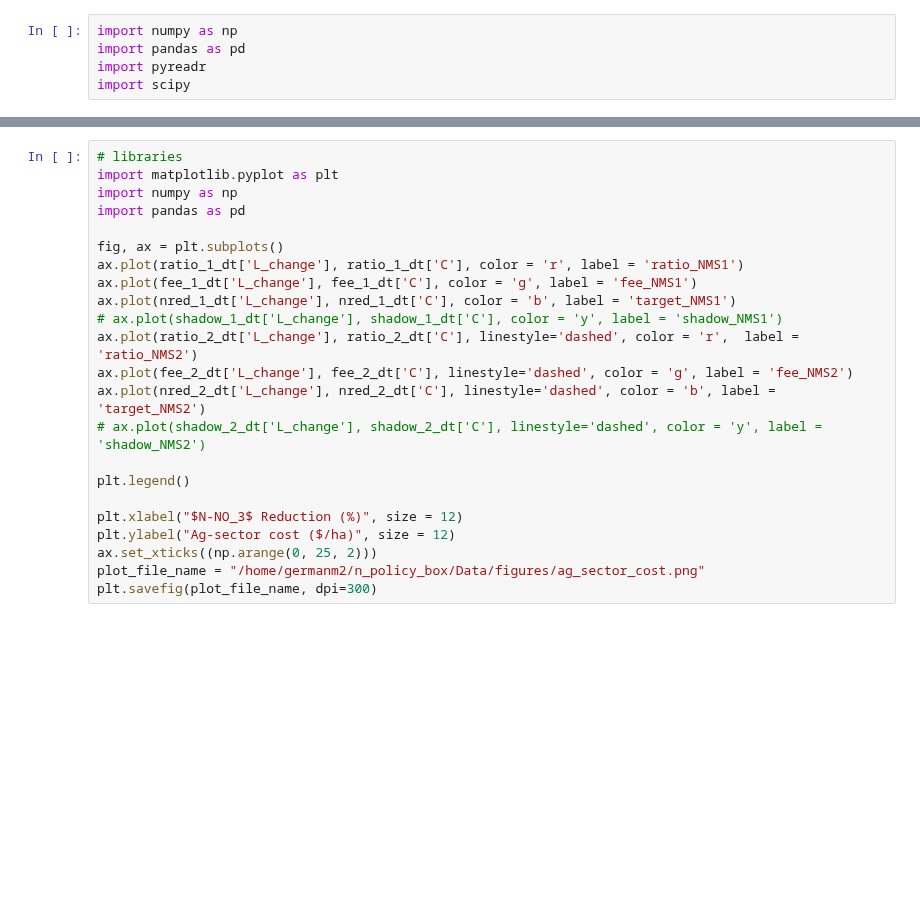
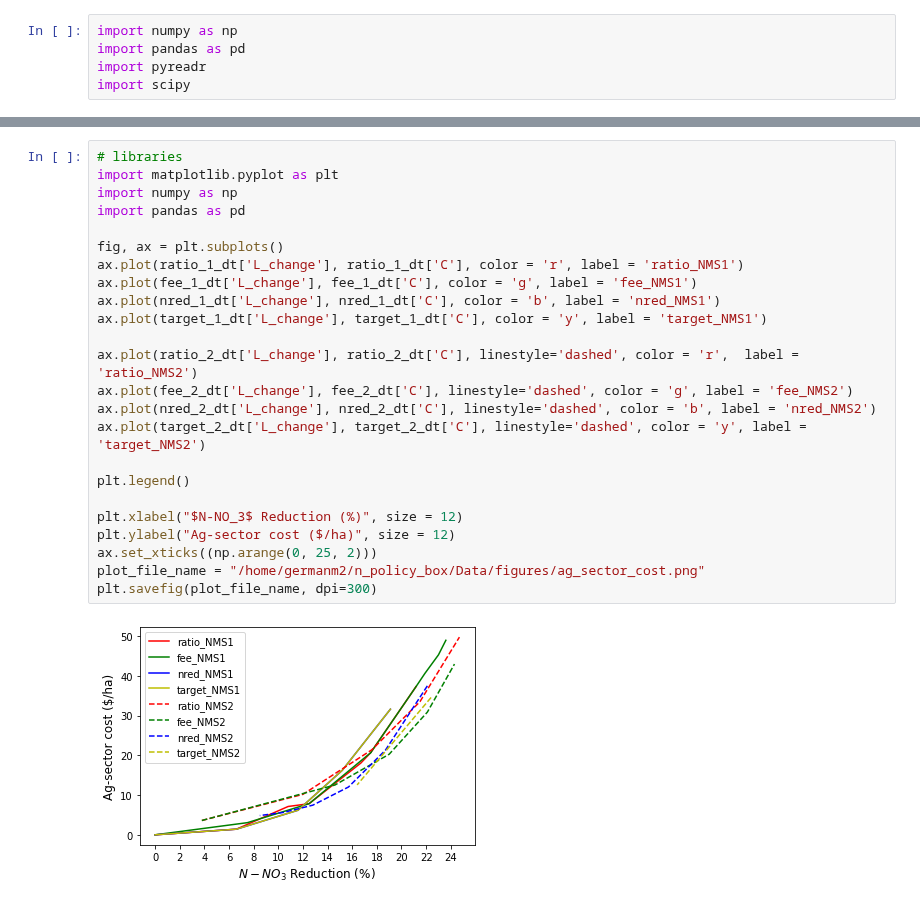
Before and after one commit to germanmandrini/n_policy, a Jupyter notebook: Codes/5e_L_reduction_cost.ipynb, the cells around one changed output, grey strips where cells are left out. Drawn from its saved outputs; the diff is of its cells as text; blank space fills up the shorter version.

```diff
--- a/Codes/5e_L_reduction_cost.ipynb
+++ b/Codes/5e_L_reduction_cost.ipynb
@@ -64,23 +67,26 @@ ratio_1_dt
 # %%
 # libraries
 import matplotlib.pyplot as plt
 import numpy as np
 import pandas as pd
 
 fig, ax = plt.subplots()
 ax.plot(ratio_1_dt['L_change'], ratio_1_dt['C'], color = 'r', label = 'ratio_NMS1')
 ax.plot(fee_1_dt['L_change'], fee_1_dt['C'], color = 'g', label = 'fee_NMS1')
-ax.plot(nred_1_dt['L_change'], nred_1_dt['C'], color = 'b', label = 'target_NMS1')
-# ax.plot(shadow_1_dt['L_change'], shadow_1_dt['C'], color = 'y', label = 'shadow_NMS1')
+ax.plot(nred_1_dt['L_change'], nred_1_dt['C'], color = 'b', label = 'nred_NMS1')
+ax.plot(target_1_dt['L_change'], target_1_dt['C'], color = 'y', label = 'target_NMS1')
+
 ax.plot(ratio_2_dt['L_change'], ratio_2_dt['C'], linestyle='dashed', color = 'r',  label = 'ratio_NMS2')
 ax.plot(fee_2_dt['L_change'], fee_2_dt['C'], linestyle='dashed', color = 'g', label = 'fee_NMS2')
-ax.plot(nred_2_dt['L_change'], nred_2_dt['C'], linestyle='dashed', color = 'b', label = 'target_NMS2')
-# ax.plot(shadow_2_dt['L_change'], shadow_2_dt['C'], linestyle='dashed', color = 'y', label = 'shadow_NMS2')
+ax.plot(nred_2_dt['L_change'], nred_2_dt['C'], linestyle='dashed', color = 'b', label = 'nred_NMS2')
+ax.plot(target_2_dt['L_change'], target_2_dt['C'], linestyle='dashed', color = 'y', label = 'target_NMS2')
 
 plt.legend()
 
 plt.xlabel("$N-NO_3$ Reduction (%)", size = 12)
 plt.ylabel("Ag-sector cost ($/ha)", size = 12)
 ax.set_xticks((np.arange(0, 25, 2)))
 plot_file_name = "/home/germanm2/n_policy_box/Data/figures/ag_sector_cost.png"
 plt.savefig(plot_file_name, dpi=300)
+# %% [output]
+[figure, added]
```
Also changed, not shown: parts of 2 cells of this notebook, 4 other files.
